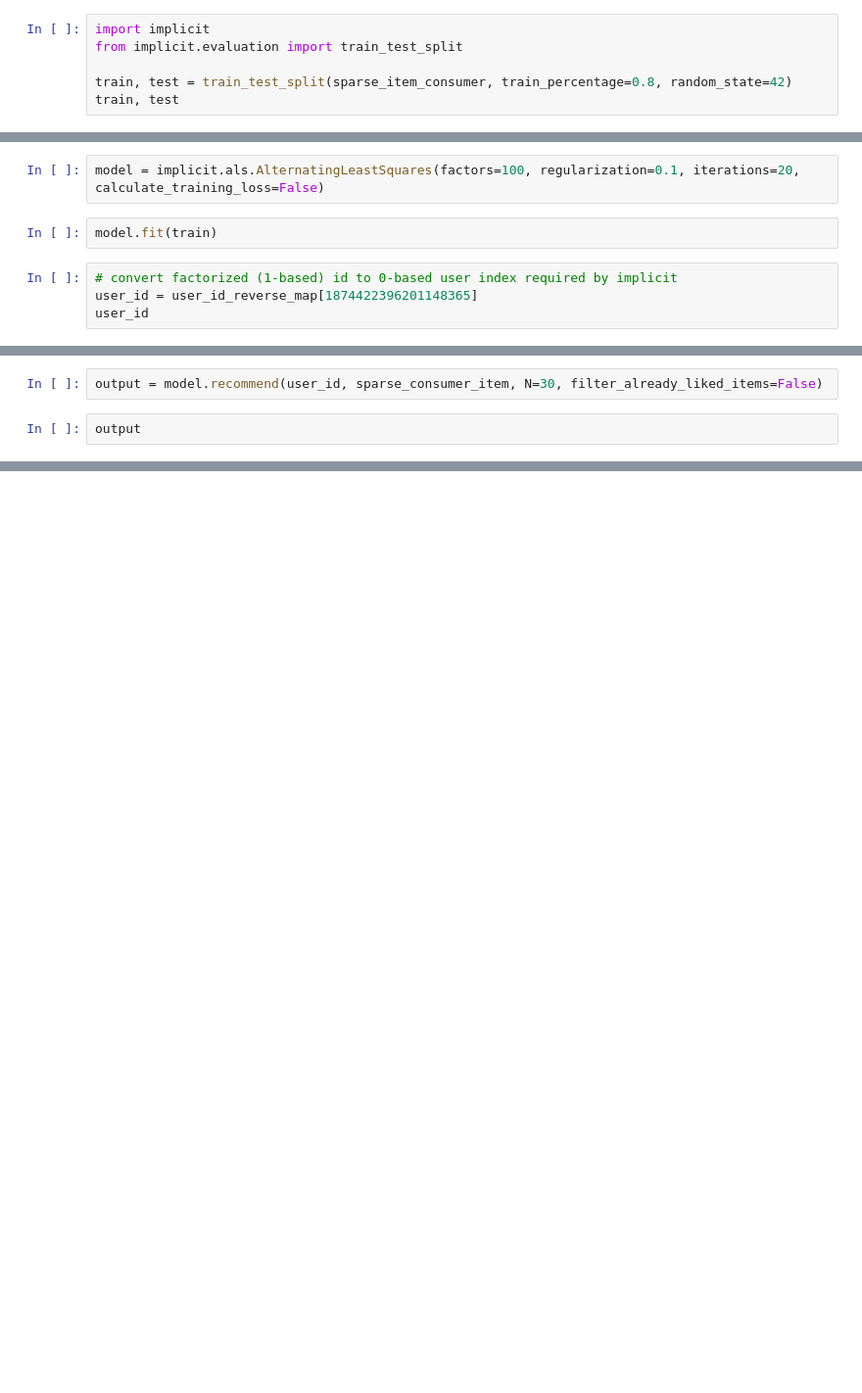
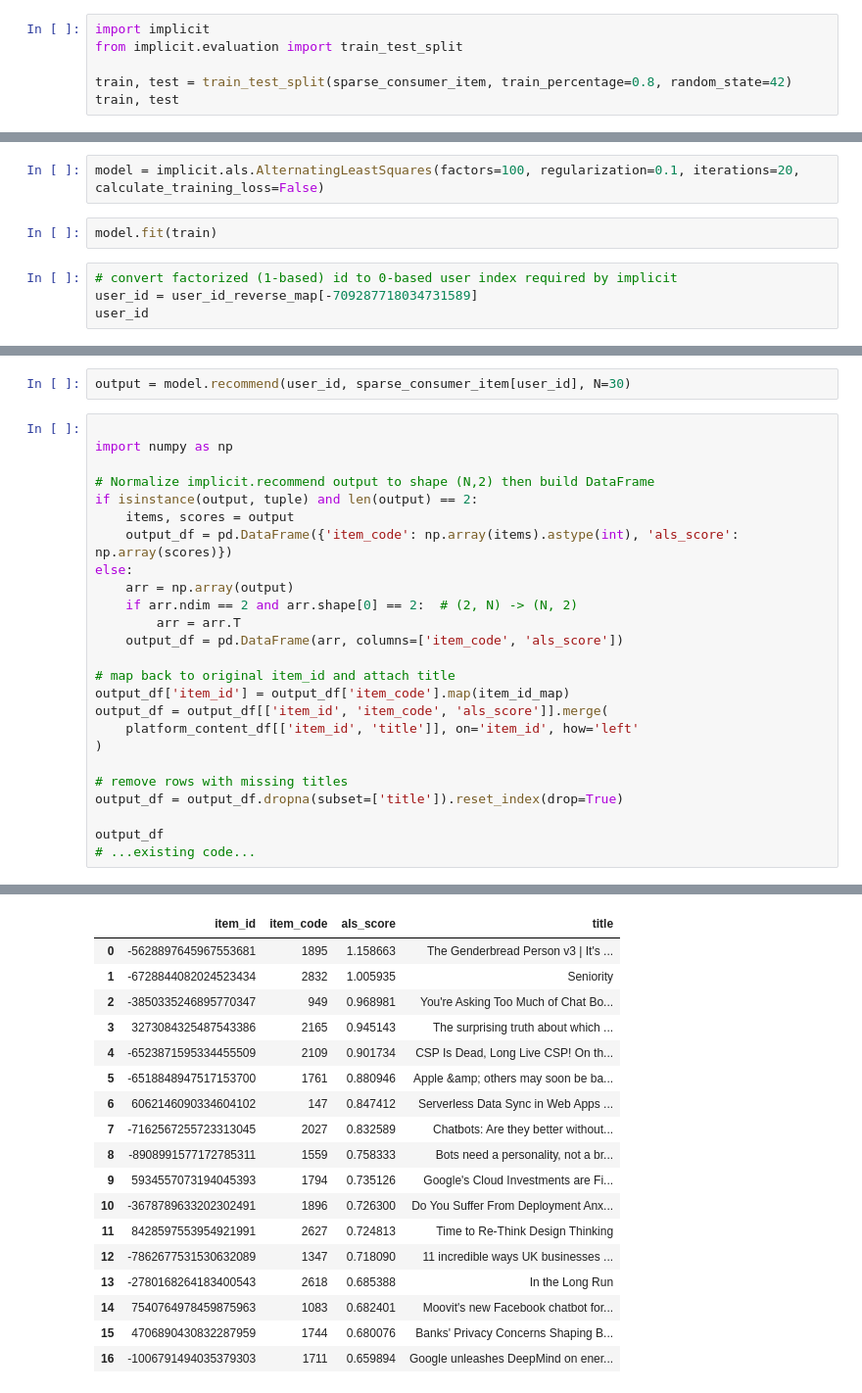
Before and after one commit to Rishabh-Saha/News-Recommendation-System, a Jupyter notebook: NewsRecommendationSystem_backup.ipynb, the cells around one changed output, grey strips where cells are left out. Shown at 98% size. Cells and saved outputs as stored; diff of their text form; blank space fills up the shorter version.

```diff
--- a/NewsRecommendationSystem_backup.ipynb
+++ b/NewsRecommendationSystem_backup.ipynb
@@ -1187,7 +1187,7 @@ Create train and test data
 import implicit
 from implicit.evaluation import train_test_split
 
-train, test = train_test_split(sparse_item_consumer, train_percentage=0.8, random_state=42)
+train, test = train_test_split(sparse_consumer_item, train_percentage=0.8, random_state=42)
 train, test
 # %% [output]
 (<Compressed Sparse Row sparse matrix of dtype 'int64'
@@ -1200,6 +1200,6 @@ model = implicit.als.AlternatingLeastSquares(factors=100, regularization=0.1, it
 model.fit(train)
 # %%
 # convert factorized (1-based) id to 0-based user index required by implicit
-user_id = user_id_reverse_map[1874422396201148365]
+user_id = user_id_reverse_map[-709287718034731589]
 user_id
 # %% [output]
@@ -1228,5 +1227,28 @@ print(sparse_consumer_item[user_id])
 # %%
-output = model.recommend(user_id, sparse_consumer_item, N=30, filter_already_liked_items=False)
+output = model.recommend(user_id, sparse_consumer_item[user_id], N=30)
 # %%
-output
+
+import numpy as np
+
+# Normalize implicit.recommend output to shape (N,2) then build DataFrame
+if isinstance(output, tuple) and len(output) == 2:
+    items, scores = output
+    output_df = pd.DataFrame({'item_code': np.array(items).astype(int), 'als_score': np.array(scores)})
+else:
+    arr = np.array(output)
+    if arr.ndim == 2 and arr.shape[0] == 2:  # (2, N) -> (N, 2)
+        arr = arr.T
+    output_df = pd.DataFrame(arr, columns=['item_code', 'als_score'])
+
+# map back to original item_id and attach title
+output_df['item_id'] = output_df['item_code'].map(item_id_map)
+output_df = output_df[['item_id', 'item_code', 'als_score']].merge(
+    platform_content_df[['item_id', 'title']], on='item_id', how='left'
+)
+
+# remove rows with missing titles
+output_df = output_df.dropna(subset=['title']).reset_index(drop=True)
+
+output_df
+# ...existing code...
 # %% [output]
@@ -1242,0 +1255,18 @@ output
+|  | item_id | item_code | als_score | title |
+| 0 | -5628897645967553681 | 1895 | 1.158663 | The Genderbread Person v3 | It's ... |
+| 1 | -6728844082024523434 | 2832 | 1.005935 | Seniority |
+| 2 | -3850335246895770347 | 949 | 0.968981 | You're Asking Too Much of Chat Bo... |
+| 3 | 3273084325487543386 | 2165 | 0.945143 | The surprising truth about which ... |
+| 4 | -6523871595334455509 | 2109 | 0.901734 | CSP Is Dead, Long Live CSP! On th... |
+| 5 | -6518848947517153700 | 1761 | 0.880946 | Apple &amp; others may soon be ba... |
+| 6 | 6062146090334604102 | 147 | 0.847412 | Serverless Data Sync in Web Apps ... |
+| 7 | -7162567255723313045 | 2027 | 0.832589 | Chatbots: Are they better without... |
+| 8 | -8908991577172785311 | 1559 | 0.758333 | Bots need a personality, not a br... |
+| 9 | 5934557073194045393 | 1794 | 0.735126 | Google's Cloud Investments are Fi... |
+| 10 | -3678789633202302491 | 1896 | 0.726300 | Do You Suffer From Deployment Anx... |
+| 11 | 8428597553954921991 | 2627 | 0.724813 | Time to Re-Think Design Thinking |
+| 12 | -7862677531530632089 | 1347 | 0.718090 | 11 incredible ways UK businesses ... |
+| 13 | -2780168264183400543 | 2618 | 0.685388 | In the Long Run |
+| 14 | 7540764978459875963 | 1083 | 0.682401 | Moovit's new Facebook chatbot for... |
+| 15 | 4706890430832287959 | 1744 | 0.680076 | Banks' Privacy Concerns Shaping B... |
+| 16 | -1006791494035379303 | 1711 | 0.659894 | Google unleashes DeepMind on ener... |
```
Also changed, not shown: parts of 6 cells of this notebook.
